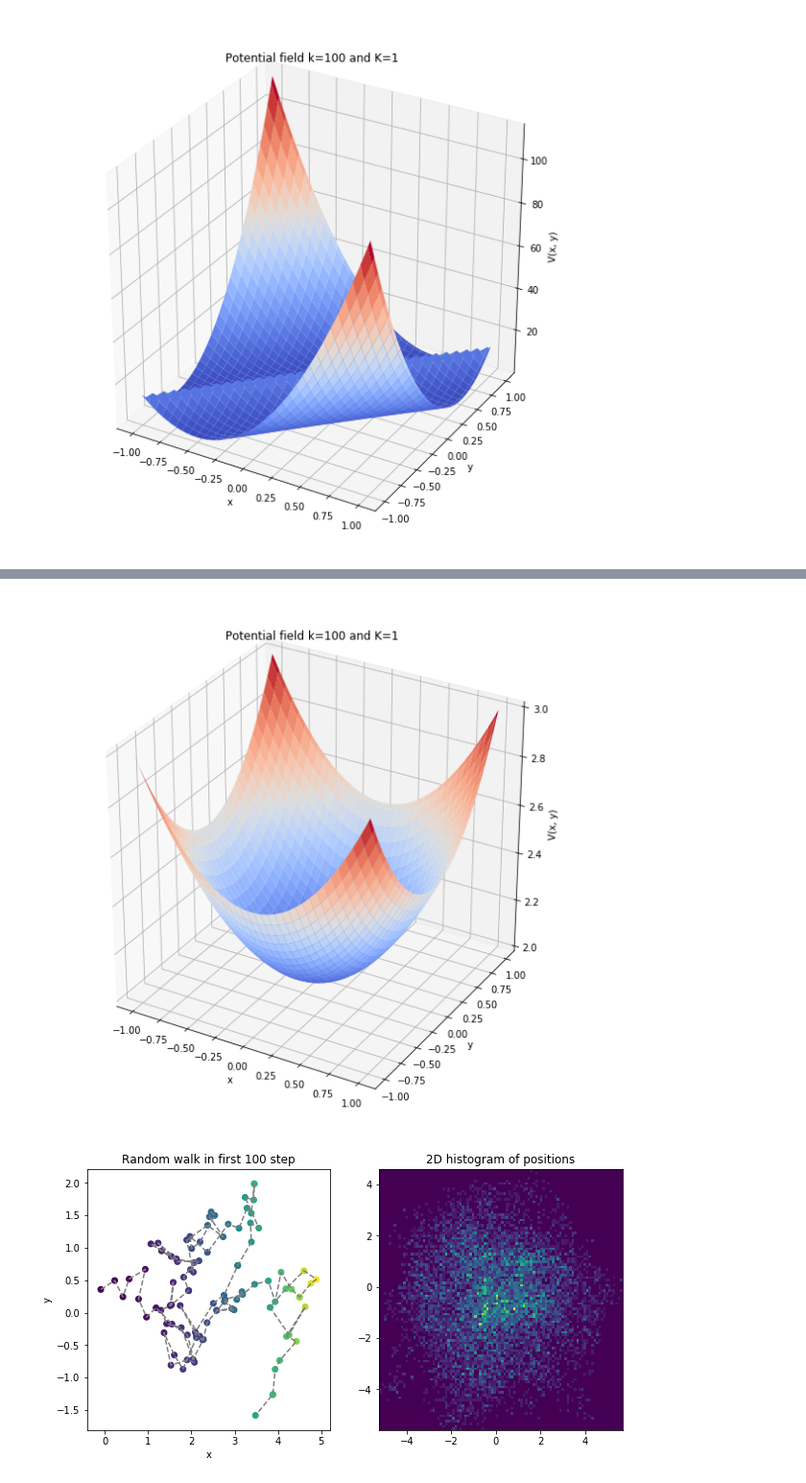
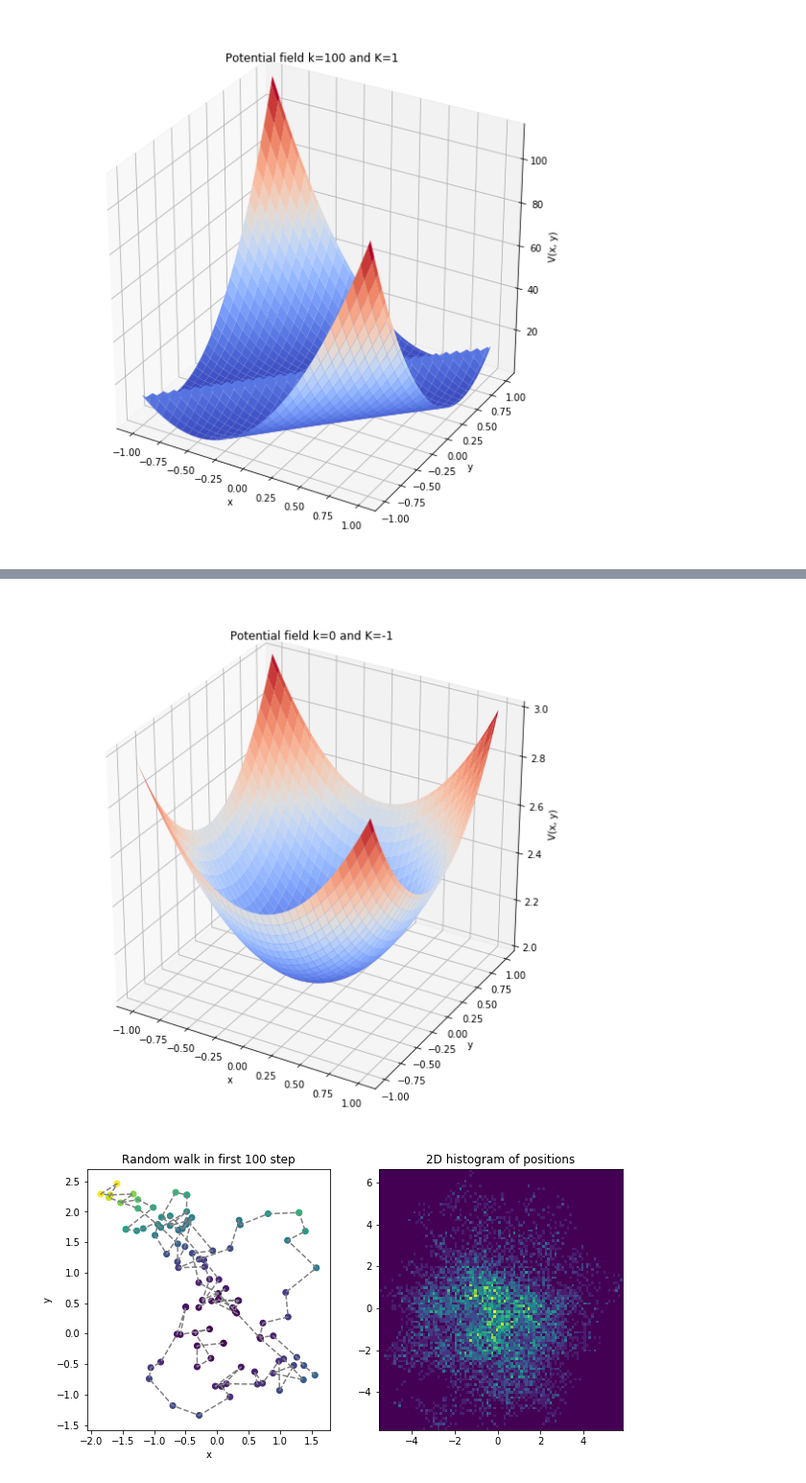
Before and after one commit to evabertalan/comp_physics, a Jupyter notebook: 4/4-Markov_Chain_Monte_Carlo.ipynb, the cells around one changed output, grey strips where cells are left out. Shown at 96% size. Saved outputs shown, nothing was run; the diff lists cells and outputs as text; code cells hidden in the pictures.

```diff
--- a/4/4-Markov_Chain_Monte_Carlo.ipynb
+++ b/4/4-Markov_Chain_Monte_Carlo.ipynb
@@ -211,18 +211,18 @@ hastings2.plot()
 # %%
 parameters3 = {
     'k': 0,
     'K': -1, #pN/nm
     'kbT': 4 #pN*nm
 }
 mc3 =  MCMC(parameters3)
-plot_3D_pot(parameters1['k'], parameters1['K'], mc3.pot)
+plot_3D_pot(parameters3['k'], parameters3['K'], mc3.pot)
 
 hastings3 = MCMC(parameters3, method='hastings')
 hastings3_pos, hastings3_energy = hastings3.markov_chain(init_pos, 10000)
 hastings3.plot()
 # %% [output]
-[figure, old version]
+[figure, new version]
-[figure, old version]
+[figure, new version]
 # %%
 parameters4 = {
     'k': 100,
```
Also changed, not shown: parts of 10 cells of this notebook.
